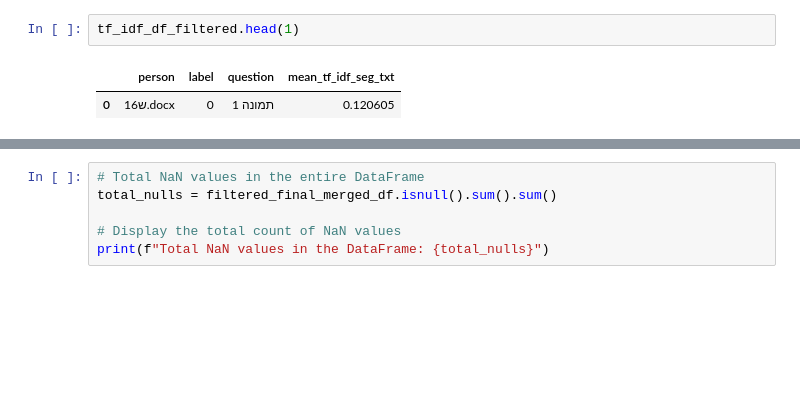
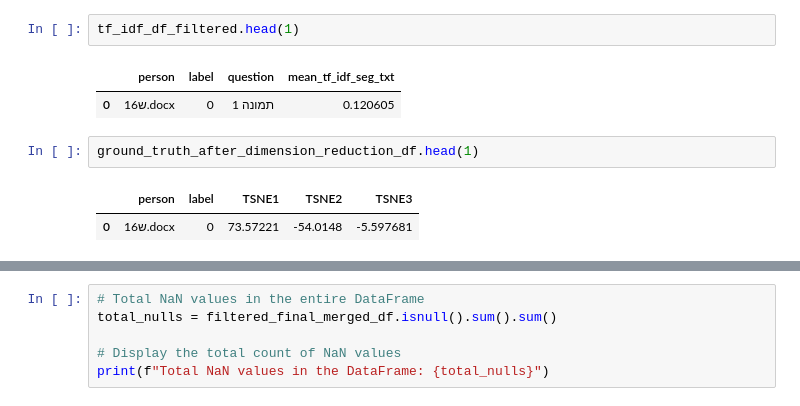
Before and after one commit to royzohar2/Schizophrenic_Speech, a Jupyter notebook: notebooks/pre_process.ipynb, the cells around one changed output, grey strips where cells are left out. Saved outputs shown, nothing was run; the diff lists cells and outputs as text; blank space fills up the shorter version.

```diff
--- a/notebooks/pre_process.ipynb
+++ b/notebooks/pre_process.ipynb
@@ -234,3 +246,8 @@ tf_idf_df_filtered.head(1)
 # %% [output]
 |  | person | label | question | mean_tf_idf_seg_txt |
 | 0 | ש16.docx | 0 | תמונה 1 | 0.120605 |
+# %%
+ground_truth_after_dimension_reduction_df.head(1)
+# %% [output]
+|  | person | label | TSNE1 | TSNE2 | TSNE3 |
+| 0 | ש16.docx | 0 | 73.57221 | -54.0148 | -5.597681 |
```
Also changed, not shown: parts of 18 cells of this notebook.
